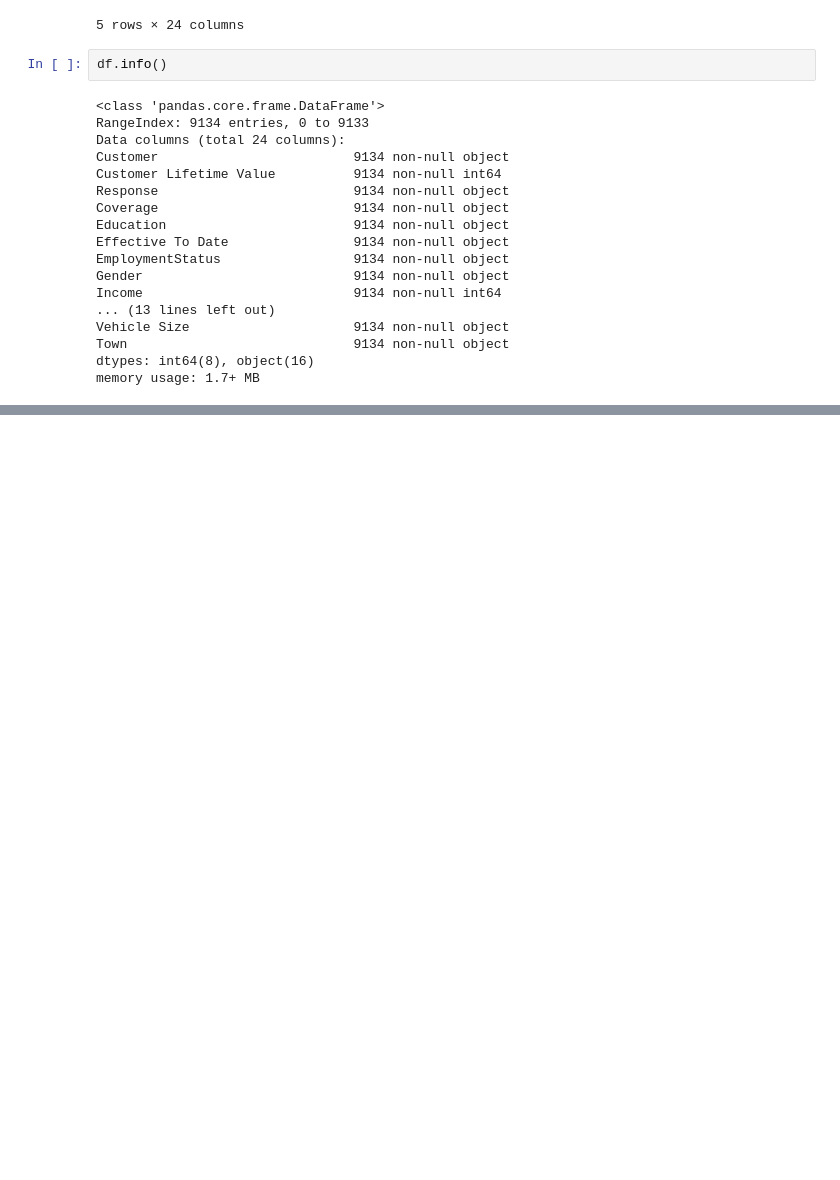
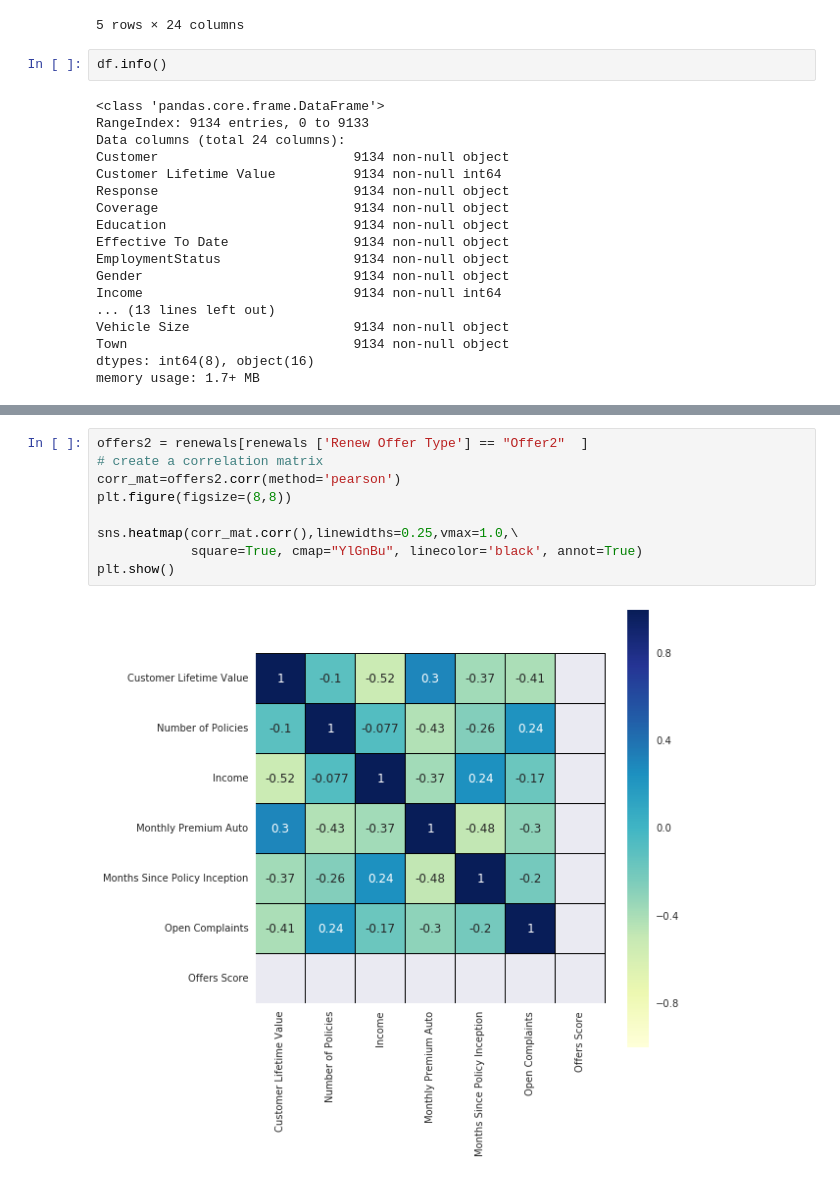
Before and after one commit to obarrot/dsx, a Jupyter notebook: insurance CLV.ipynb, the cells around one changed output, grey strips where cells are left out. Cells and saved outputs as stored; diff of their text form; blank space fills up the shorter version.

```diff
--- a/insurance CLV.ipynb
+++ b/insurance CLV.ipynb
@@ -69,0 +103,11 @@ plt.show()
+# %%
+offers2 = renewals[renewals ['Renew Offer Type'] == "Offer2"  ]
+# create a correlation matrix
+corr_mat=offers2.corr(method='pearson')
+plt.figure(figsize=(8,8))
+
+sns.heatmap(corr_mat.corr(),linewidths=0.25,vmax=1.0,\
+            square=True, cmap="YlGnBu", linecolor='black', annot=True)
+plt.show()
+# %% [output]
+[figure, added]
```
Also changed, not shown: parts of 9 cells of this notebook.
